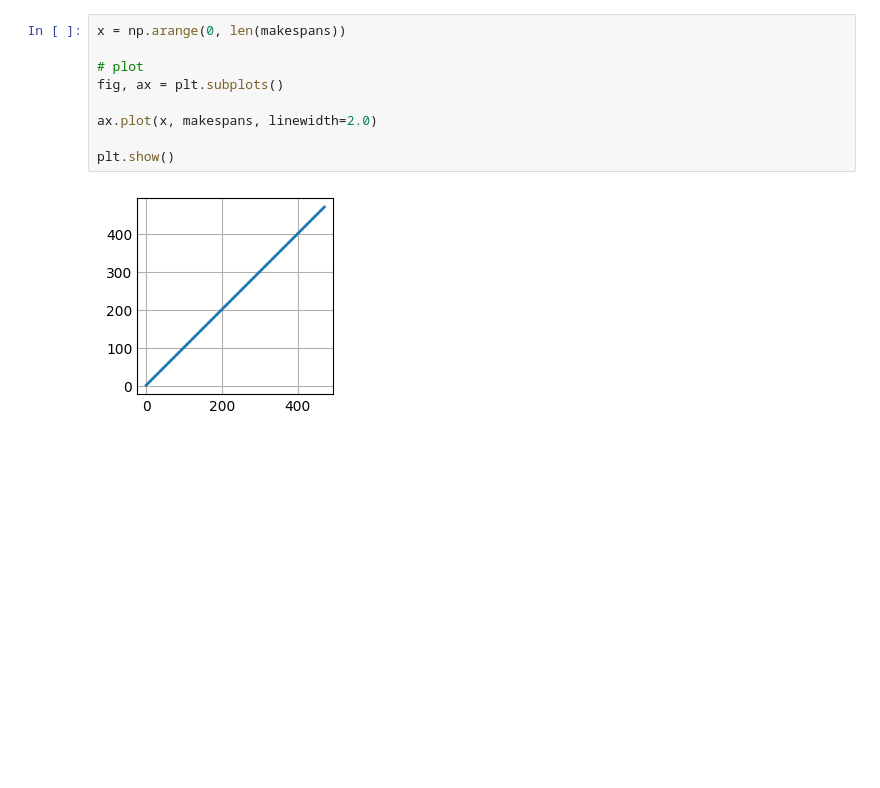
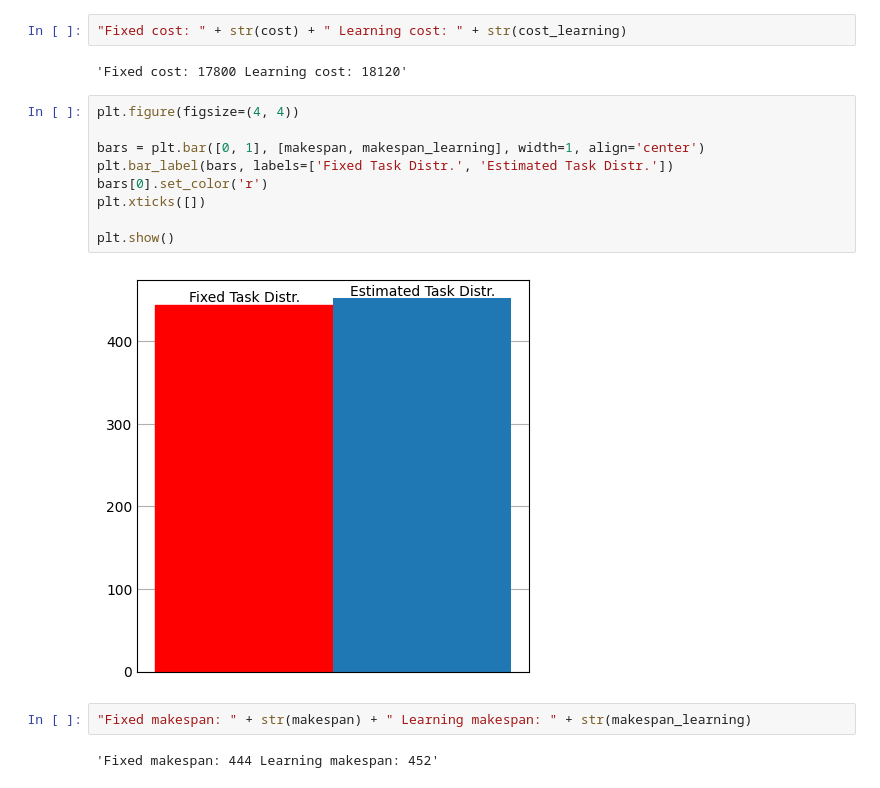
Before and after one commit to pullipulli/estimation_MAPD-P, a Jupyter notebook: Utils/show_stats.ipynb, the cells around one changed output. Saved outputs shown, nothing was run; the diff lists cells and outputs as text; blank space fills up the shorter version.

Commit message:
Now the stats are memorized in a pandas dataframe. There are some plots examples, but they are not final (and they are not working).

```diff
--- a/Utils/show_stats.ipynb
+++ b/Utils/show_stats.ipynb
@@ -39,12 +58,20 @@ plt.show()
+# %%
+"Fixed cost: " + str(cost) + " Learning cost: " + str(cost_learning)
+# %% [output]
+'Fixed cost: 17800 Learning cost: 18120'
 # %%
-x = np.arange(0, len(makespans))
+plt.figure(figsize=(4, 4))
 
-# plot
-fig, ax = plt.subplots()
-
-ax.plot(x, makespans, linewidth=2.0)
+bars = plt.bar([0, 1], [makespan, makespan_learning], width=1, align='center')
+plt.bar_label(bars, labels=['Fixed Task Distr.', 'Estimated Task Distr.'])
+bars[0].set_color('r')
+plt.xticks([])
 
 plt.show()
 # %% [output]
-[figure, old version]
+[figure, new version]
+# %%
+"Fixed makespan: " + str(makespan) + " Learning makespan: " + str(makespan_learning)
+# %% [output]
+'Fixed makespan: 444 Learning makespan: 452'
 # %%
```
Also changed, not shown: parts of 5 cells of this notebook, 3 other files.
